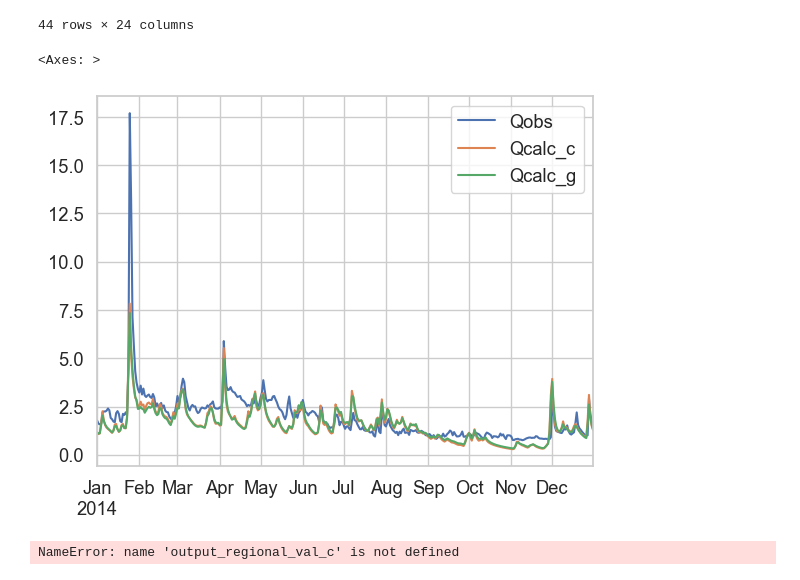
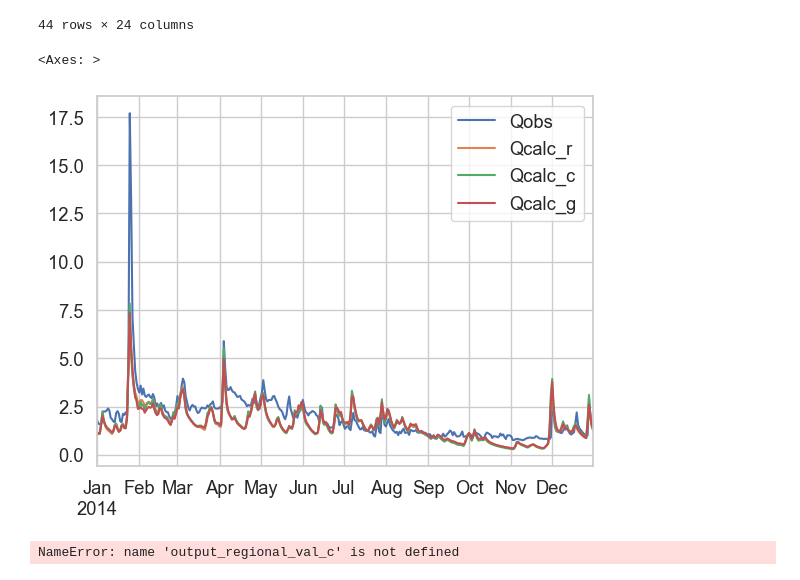
Before and after one commit to thiagovmdon/estreams_superflexpy, a Jupyter notebook: code/garonne_c_modelling_distributed_3_geologies_groups.ipynb, the cells around one changed output. Saved outputs shown, nothing was run; the diff lists cells and outputs as text; code cells hidden in the pictures.

```diff
--- a/code/garonne_c_modelling_distributed_3_geologies_groups.ipynb
+++ b/code/garonne_c_modelling_distributed_3_geologies_groups.ipynb
@@ -751,7 +751,7 @@ rootdepth_mean = np.load(path_inputs+'//rootdepth_mean.npy', allow_pickle=True).
 waterdeficit_mean= np.load(path_inputs+'//waterdeficit_mean.npy', allow_pickle=True).item()
 
 # Filter keys
-regional_keys = [k for k in all_param_dicts if "cont" in k and is_valid_key(k)]
+regional_keys = [k for k in all_param_dicts if "regi" in k and is_valid_key(k)]
 continental_keys = [k for k in all_param_dicts if "cont" in k and is_valid_key(k)]
 global_keys = [k for k in all_param_dicts if "glob" in k and is_valid_key(k)]
 
@@ -796,7 +796,7 @@ rootdepth_mean = np.load(path_inputs+'//rootdepth_mean.npy', allow_pickle=True).
 waterdeficit_mean= np.load(path_inputs+'//waterdeficit_mean.npy', allow_pickle=True).item()
 
 # Filter keys
-regional_keys_2 = [k for k in all_param_dicts if "cont" in k and is_valid_key_2(k)]
+regional_keys_2 = [k for k in all_param_dicts if "regi" in k and is_valid_key_2(k)]
 continental_keys_2 = [k for k in all_param_dicts if "cont" in k and is_valid_key_2(k)]
 global_keys_2 = [k for k in all_param_dicts if "glob" in k and is_valid_key_2(k)]
 
@@ -1754,19 +1811,19 @@ data_diff_cal_complete
 # %%
 Qtimeseries = pd.DataFrame(index = pd.date_range('10-01-1988','09-30-2015', freq='D'))
 
 gauge_id="FR004145"
 
 Qtimeseries["Qobs"] = observations_cal[gauge_id]
-#Qtimeseries["Qcalc_r"] = output_regional_val_c[gauge_id][0]
+Qtimeseries["Qcalc_r"] = output_regional_dict_cal["garonne_best_params_regi_Group_1"][gauge_id][0]
 Qtimeseries["Qcalc_c"] = output_continental_dict_cal["garonne_best_params_cont_Group_1"][gauge_id][0]
 Qtimeseries["Qcalc_g"] = output_global_dict_cal["garonne_best_params_glob_Group_1"][gauge_id][0]
 
 1 - obj_fun_nsee(observations = Qtimeseries.iloc[365:, 0].values, simulation = Qtimeseries.iloc[365:, 1].values, expo = 0.5)
 
 Qtimeseries.loc["2014"].plot()
 # %% [output]
 <Axes: >
-[figure, old version]
+[figure, new version]
 # %%
 Qtimeseries = pd.DataFrame(index = pd.date_range('10-01-1988','09-30-2015', freq='D'))
 
```
Also changed, not shown: parts of 15 cells of this notebook.
